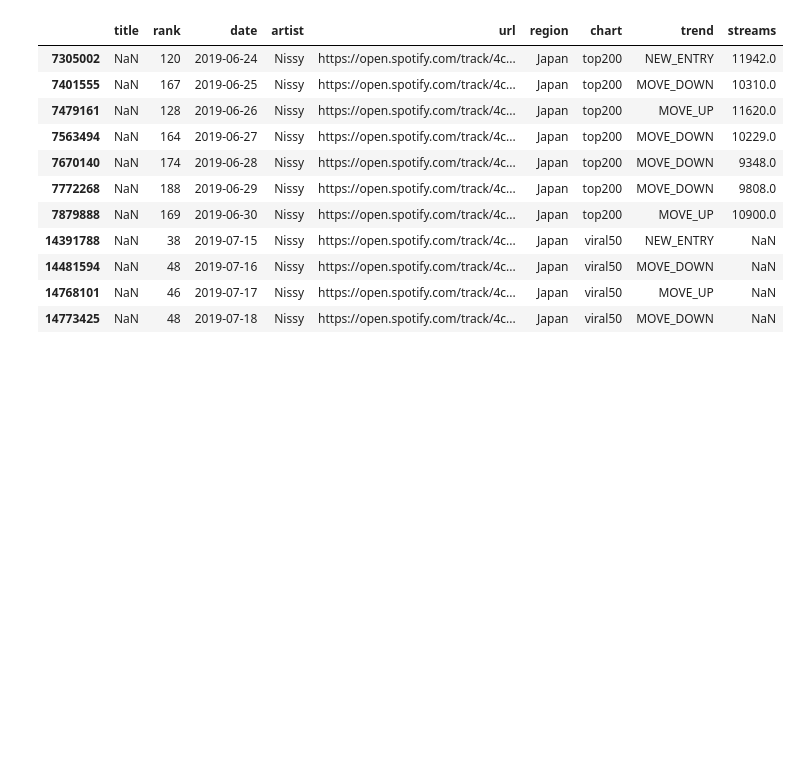
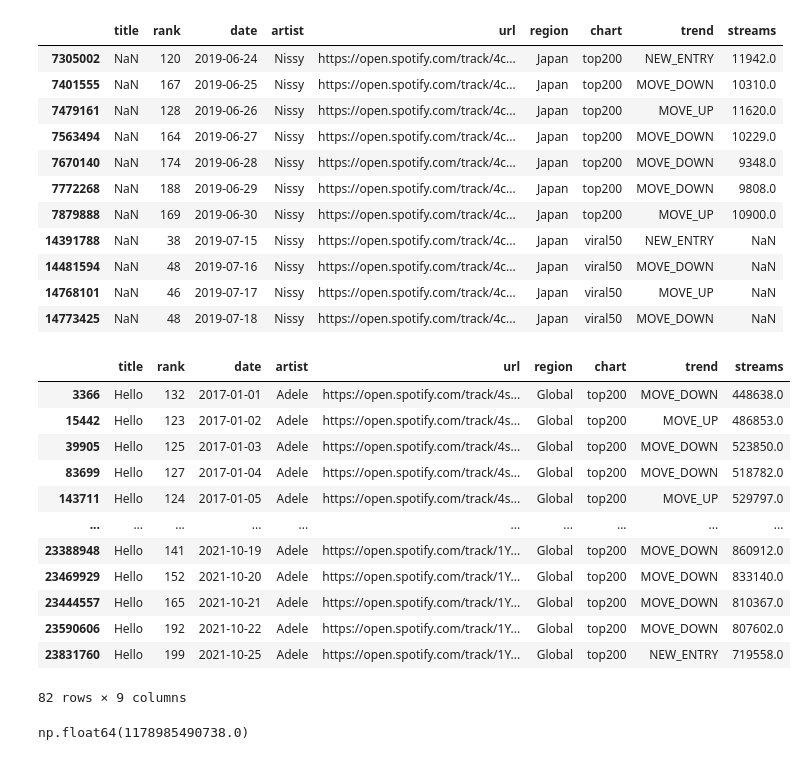
Before and after one commit to NastyaGolovina/Music_Recommendations_Dashboard, a Jupyter notebook: Test.ipynb, the cells around one changed output. Saved outputs shown, nothing was run; the diff lists cells and outputs as text; code cells hidden in the pictures; blank space fills up the shorter version.

```diff
--- a/Test.ipynb
+++ b/Test.ipynb
@@ -128,3 +128,19 @@ music.loc[music['title'].isnull()]
 | 14481594 | NaN | 48 | 2019-07-16 | Nissy | https://open.spotify.com/track/4c... | Japan | viral50 | MOVE_DOWN | NaN |
 | 14768101 | NaN | 46 | 2019-07-17 | Nissy | https://open.spotify.com/track/4c... | Japan | viral50 | MOVE_UP | NaN |
 | 14773425 | NaN | 48 | 2019-07-18 | Nissy | https://open.spotify.com/track/4c... | Japan | viral50 | MOVE_DOWN | NaN |
+# %%
+music[(music['title'] == 'Hello') & (music['artist'] == 'Adele') & (music['region'] == 'Global')].sort_values(by='date')
+# %% [output]
+|  | title | rank | date | artist | url | region | chart | trend | streams |
+| 3366 | Hello | 132 | 2017-01-01 | Adele | https://open.spotify.com/track/4s... | Global | top200 | MOVE_DOWN | 448638.0 |
+| 15442 | Hello | 123 | 2017-01-02 | Adele | https://open.spotify.com/track/4s... | Global | top200 | MOVE_UP | 486853.0 |
+| 39905 | Hello | 125 | 2017-01-03 | Adele | https://open.spotify.com/track/4s... | Global | top200 | MOVE_DOWN | 523850.0 |
+| 83699 | Hello | 127 | 2017-01-04 | Adele | https://open.spotify.com/track/4s... | Global | top200 | MOVE_DOWN | 518782.0 |
+| 143711 | Hello | 124 | 2017-01-05 | Adele | https://open.spotify.com/track/4s... | Global | top200 | MOVE_UP | 529797.0 |
+| ... | ... | ... | ... | ... | ... | ... | ... | ... | ... |
+| 23388948 | Hello | 141 | 2021-10-19 | Adele | https://open.spotify.com/track/1Y... | Global | top200 | MOVE_DOWN | 860912.0 |
+| 23469929 | Hello | 152 | 2021-10-20 | Adele | https://open.spotify.com/track/1Y... | Global | top200 | MOVE_DOWN | 833140.0 |
+| 23444557 | Hello | 165 | 2021-10-21 | Adele | https://open.spotify.com/track/1Y... | Global | top200 | MOVE_DOWN | 810367.0 |
+| 23590606 | Hello | 192 | 2021-10-22 | Adele | https://open.spotify.com/track/1Y... | Global | top200 | MOVE_DOWN | 807602.0 |
+| 23831760 | Hello | 199 | 2021-10-25 | Adele | https://open.spotify.com/track/1Y... | Global | top200 | NEW_ENTRY | 719558.0 |
+82 rows × 9 columns
@@ -130,0 +150,4 @@ music.loc[music['title'].isnull()]
+# %%
+music_V2['streams'].sum()
+# %% [output]
+np.float64(1178985490738.0)
```
Also changed, not shown: parts of 1 cell of this notebook, 2 other files.
